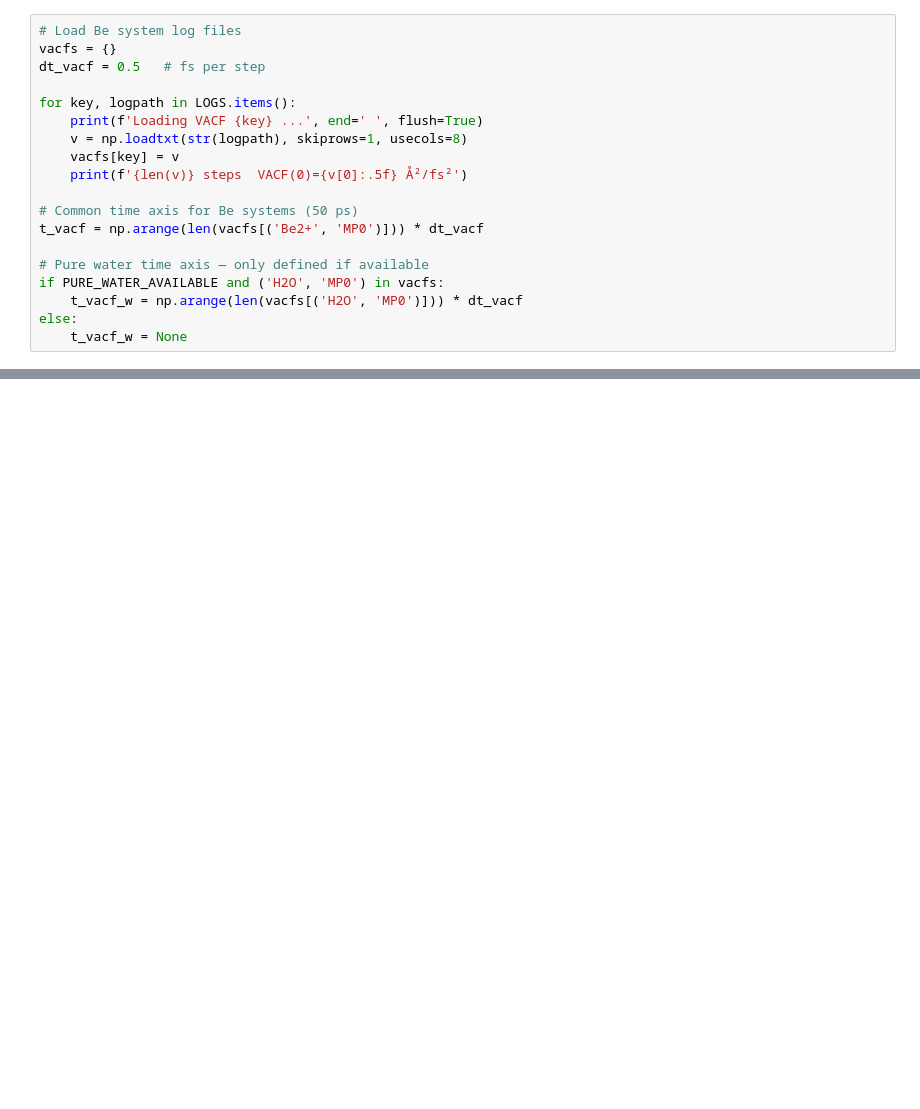
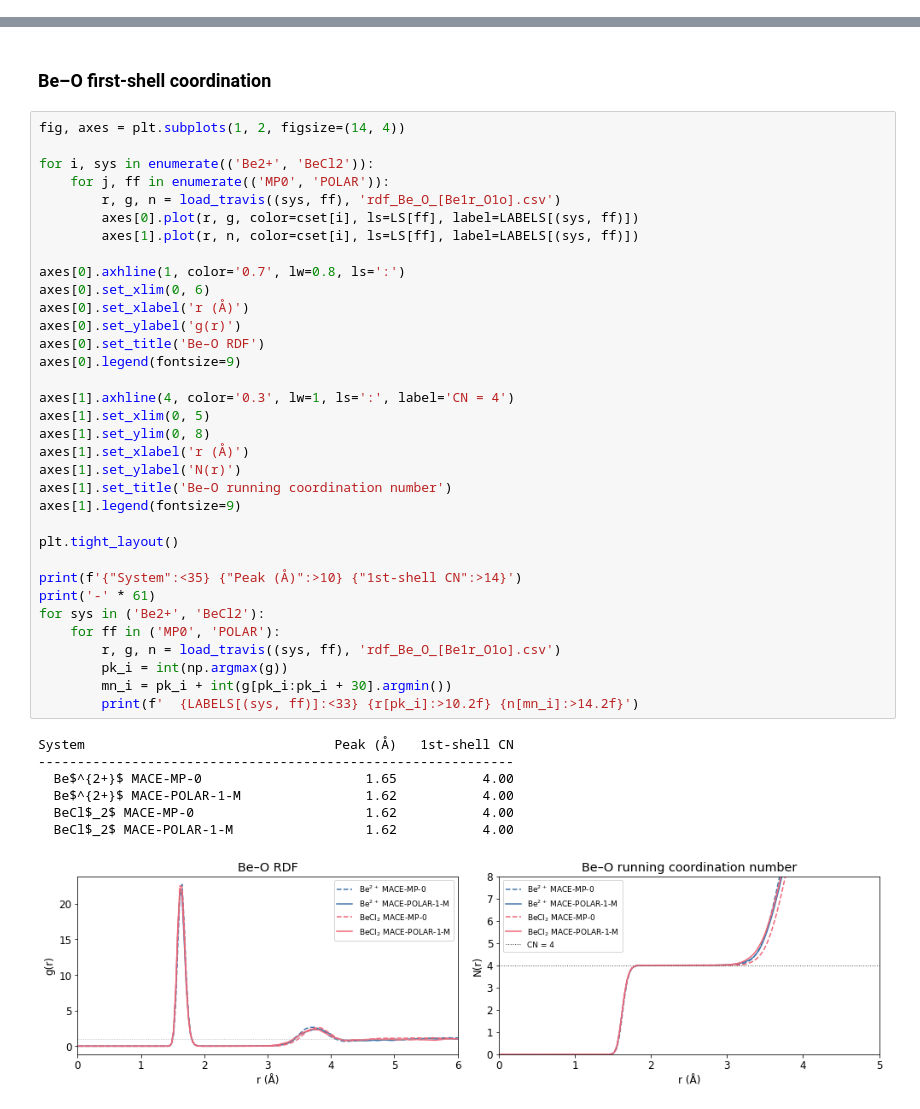
Before and after one commit to viktorsvahn/water, a Jupyter notebook: be_comparison.ipynb, the cells around one changed output, grey strips where cells are left out. Cells and saved outputs as stored; diff of their text form; blank space fills up the shorter version.

```diff
--- a/be_comparison.ipynb
+++ b/be_comparison.ipynb
@@ -474,19 +0,0 @@ A pure water log will be added as reference once available (`PURE_WATER_AVAILABL
-# %%
-# Load Be system log files
-vacfs = {}
-dt_vacf = 0.5   # fs per step
-
-for key, logpath in LOGS.items():
-    print(f'Loading VACF {key} ...', end=' ', flush=True)
-    v = np.loadtxt(str(logpath), skiprows=1, usecols=8)
-    vacfs[key] = v
-    print(f'{len(v)} steps  VACF(0)={v[0]:.5f} Å²/fs²')
-
-# Common time axis for Be systems (50 ps)
-t_vacf = np.arange(len(vacfs[('Be2+', 'MP0')])) * dt_vacf
-
-# Pure water time axis — only defined if available
-if PURE_WATER_AVAILABLE and ('H2O', 'MP0') in vacfs:
-    t_vacf_w = np.arange(len(vacfs[('H2O', 'MP0')])) * dt_vacf
-else:
-    t_vacf_w = None
@@ -605,0 +151,44 @@ System                                Libration (cm⁻¹)   HOH bend   O–H str
+# %% [markdown]
+### Be–O first-shell coordination
+# %%
+fig, axes = plt.subplots(1, 2, figsize=(14, 4))
+
+for i, sys in enumerate(('Be2+', 'BeCl2')):
+    for j, ff in enumerate(('MP0', 'POLAR')):
+        r, g, n = load_travis((sys, ff), 'rdf_Be_O_[Be1r_O1o].csv')
+        axes[0].plot(r, g, color=cset[i], ls=LS[ff], label=LABELS[(sys, ff)])
+        axes[1].plot(r, n, color=cset[i], ls=LS[ff], label=LABELS[(sys, ff)])
+
+axes[0].axhline(1, color='0.7', lw=0.8, ls=':')
+axes[0].set_xlim(0, 6)
+axes[0].set_xlabel('r (Å)')
+axes[0].set_ylabel('g(r)')
+axes[0].set_title('Be–O RDF')
+axes[0].legend(fontsize=9)
+
+axes[1].axhline(4, color='0.3', lw=1, ls=':', label='CN = 4')
+axes[1].set_xlim(0, 5)
+axes[1].set_ylim(0, 8)
+axes[1].set_xlabel('r (Å)')
+axes[1].set_ylabel('N(r)')
+axes[1].set_title('Be–O running coordination number')
+axes[1].legend(fontsize=9)
+
+plt.tight_layout()
+
+print(f'{"System":<35} {"Peak (Å)":>10} {"1st-shell CN":>14}')
+print('-' * 61)
+for sys in ('Be2+', 'BeCl2'):
+    for ff in ('MP0', 'POLAR'):
+        r, g, n = load_travis((sys, ff), 'rdf_Be_O_[Be1r_O1o].csv')
+        pk_i = int(np.argmax(g))
+        mn_i = pk_i + int(g[pk_i:pk_i + 30].argmin())
+        print(f'  {LABELS[(sys, ff)]:<33} {r[pk_i]:>10.2f} {n[mn_i]:>14.2f}')
+# %% [output]
+System                                Peak (Å)   1st-shell CN
+-------------------------------------------------------------
+  Be$^{2+}$ MACE-MP-0                     1.65           4.00
+  Be$^{2+}$ MACE-POLAR-1-M                1.62           4.00
+  BeCl$_2$ MACE-MP-0                      1.62           4.00
+  BeCl$_2$ MACE-POLAR-1-M                 1.62           4.00
+[figure, added]
```
Also changed, not shown: parts of 44 cells of this notebook, 3 other files.
